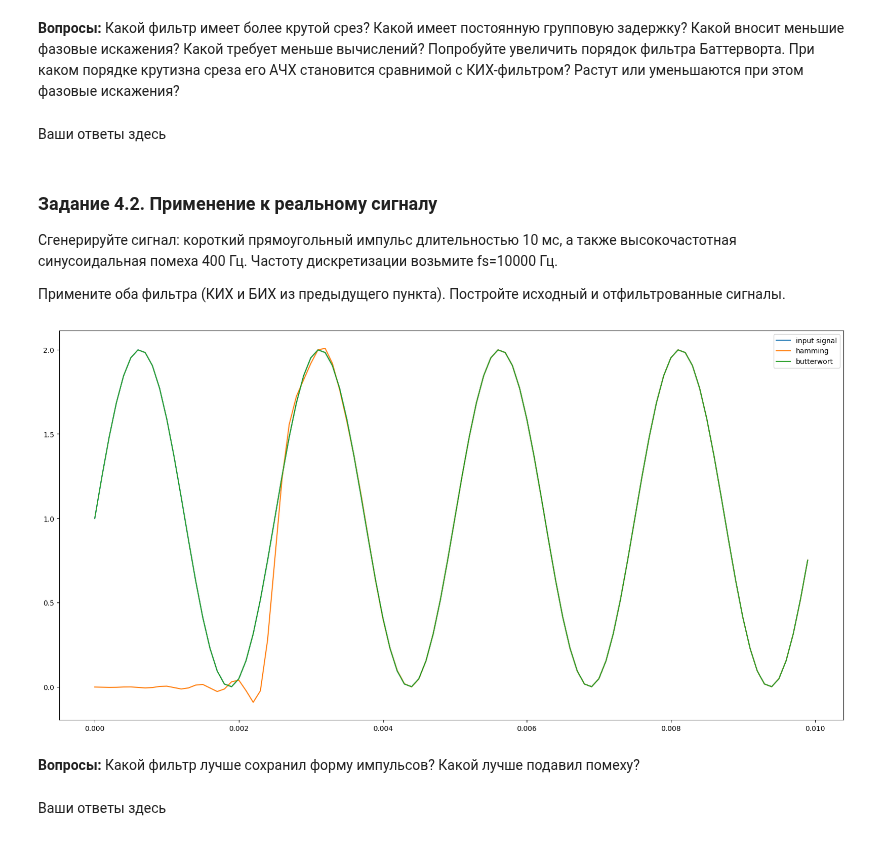
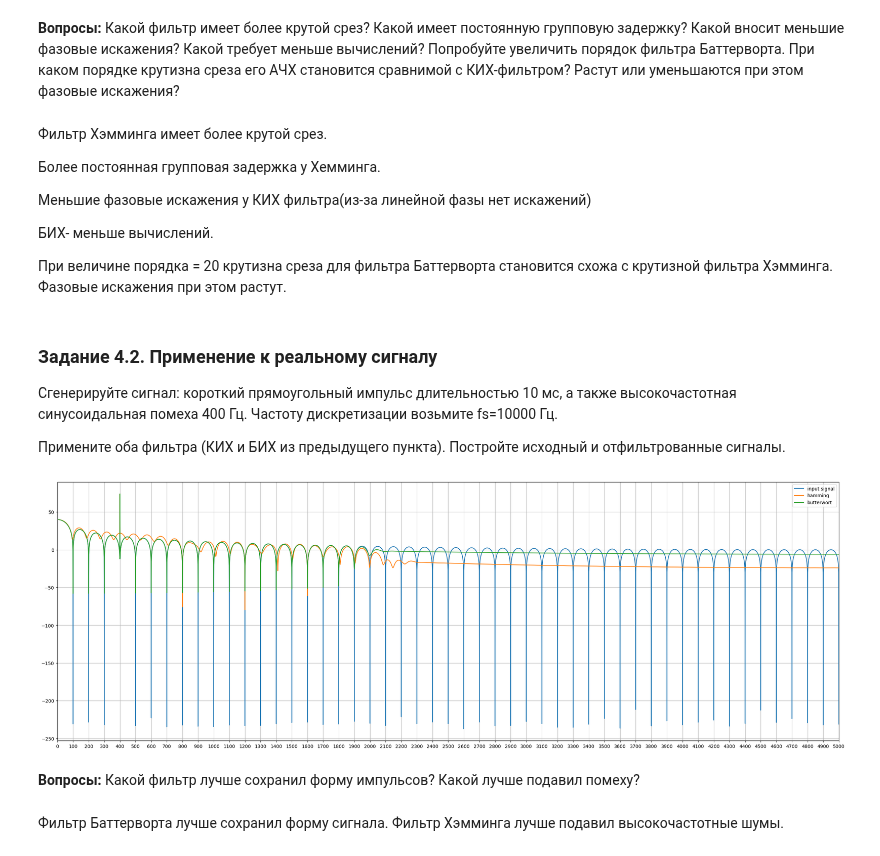
Before and after one commit to Korobokkk/YADRO-2026_dsp-seminars, a Jupyter notebook: seminars/6.ipynb, the cells around one changed output. Saved outputs shown, nothing was run; the diff lists cells and outputs as text; code cells hidden in the pictures.

```diff
--- a/seminars/6.ipynb
+++ b/seminars/6.ipynb
@@ -562,7 +613,15 @@ plt.legend()
 # %% [markdown]
 **Вопросы:** Какой фильтр имеет более крутой срез? Какой имеет постоянную групповую задержку? Какой вносит меньшие фазовые искажения? Какой требует меньше вычислений? Попробуйте увеличить порядок фильтра Баттерворта. При каком порядке крутизна среза его АЧХ становится сравнимой с КИХ-фильтром? Растут или уменьшаются при этом фазовые искажения?
-# %% [markdown]
-Ваши ответы здесь
+# %% [markdown]
+Фильтр Хэмминга имеет более крутой срез.
+
+Более постоянная групповая задержка у Хемминга.
+
+Меньшие фазовые искажения у КИХ фильтра(из-за линейной фазы нет искажений)
+
+БИХ- меньше вычислений.
+
+При величине порядка = 20 крутизна среза для фильтра Баттерворта становится схожа с крутизной фильтра Хэмминга. Фазовые искажения при этом растут.
 # %% [markdown]
 ### Задание 4.2. Применение к реальному сигналу
 Сгенерируйте сигнал: короткий прямоугольный импульс длительностью 10 мс, а также высокочастотная синусоидальная помеха 400 Гц. Частоту дискретизации возьмите fs=10000 Гц.
@@ -571,24 +630,37 @@ plt.legend()
 # %%
 fc=400
 fs=10000
-t = np.arange(0, 0.01, 1/fs)
+t = np.arange(0, 1, 1/fs)
+L = 101
 pulse = np.zeros(len(t))
 pulse[:100] = 1
 sin400 = np.sin(2 * np.pi * fc * t)
 input_signal = pulse + sin400
 
 result_s1 = scipy.signal.lfilter(ham, 1, input_signal)
 result_s2 = scipy.signal.filtfilt(*but, input_signal)
 
-plt.figure(figsize=(20, 10))
-plt.plot(t, input_signal, label='input signal')
-plt.plot(t, result_s1, label='hamming')
-plt.plot(t, result_s2, label='butterwort')
+X_input = np.fft.rfft(input_signal)
+X_input_db = 20*np.log10(np.abs(X_input)+1e-12)
+X_1 = np.fft.rfft(result_s1)
+X_1_db = 20*np.log10(np.abs(X_1)+1e-12)
+X_2 = np.fft.rfft(result_s2)
+X_2_db = 20*np.log10(np.abs(X_2)+1e-12)
+
+freq = np.fft.rfftfreq(len(input_signal), 1/fs)
+
+plt.figure(figsize=(30, 10))
+plt.plot(freq, X_input_db, label='input signal')
+plt.plot(freq, X_1_db, label='hamming')
+plt.plot(freq, X_2_db, label='butterwort')
 plt.legend()
+plt.xlim(0,5000)
+plt.xticks(np.arange(0, 5001, 100))
+plt.grid(True)
 plt.show()
 # %% [output]
-[figure, old version]
+[figure, new version]
 # %% [markdown]
 **Вопросы:** Какой фильтр лучше сохранил форму импульсов? Какой лучше подавил помеху?
-# %% [markdown]
-Ваши ответы здесь
+# %% [markdown]
+Фильтр Баттерворта лучше сохранил форму сигнала. Фильтр Хэмминга лучше подавил высокочастотные шумы.
```
Also changed, not shown: parts of 27 cells of this notebook.
